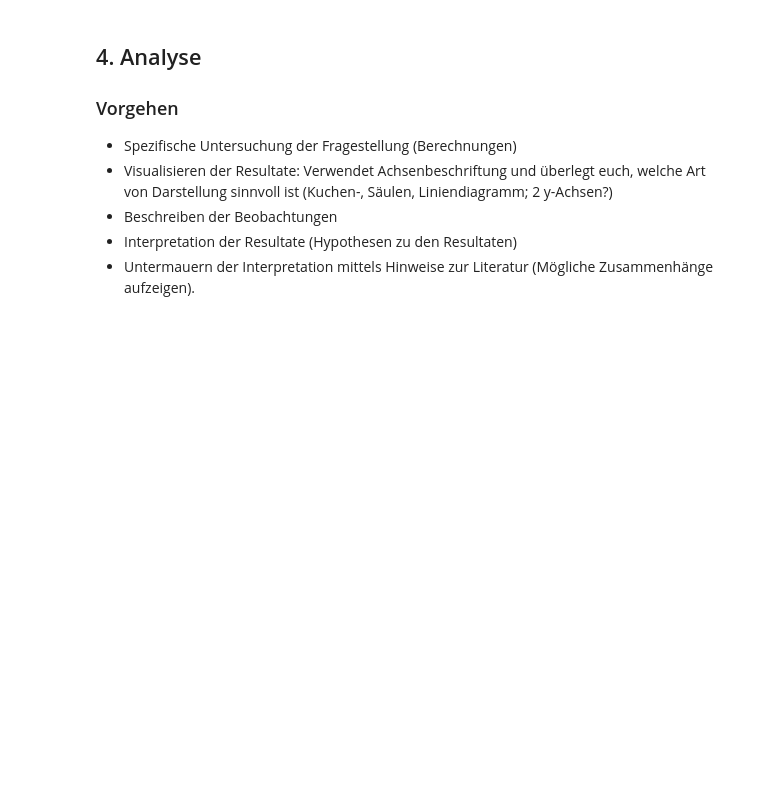
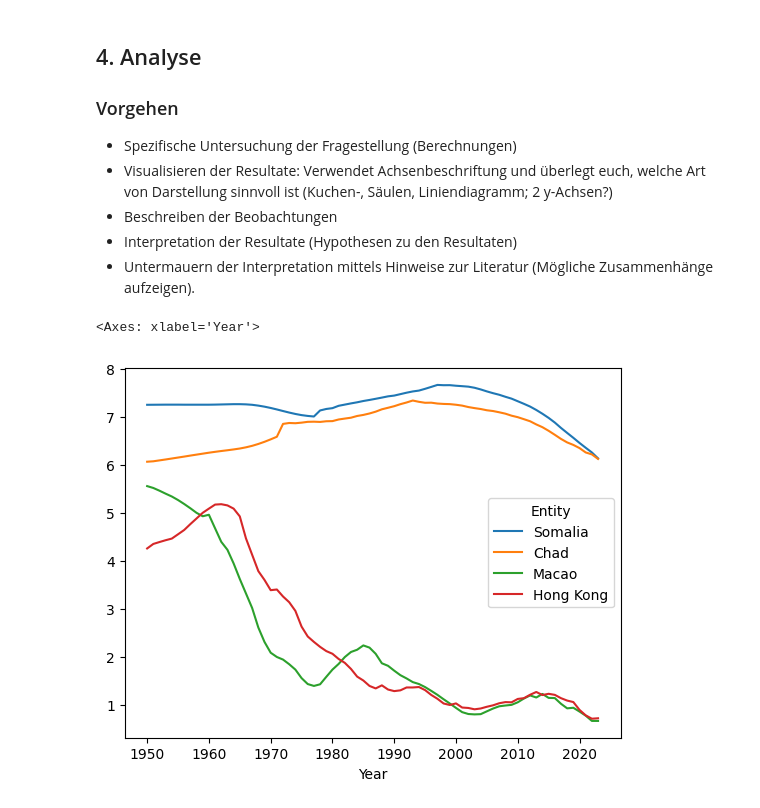
Before and after one commit to MarisaSt/BMLD-Inf1-PyLN, a Jupyter notebook: Grundgerüst.ipynb, the cells around one changed output. Cells and saved outputs as stored; diff of their text form; code cells hidden in the pictures; blank space fills up the shorter version.

```diff
--- a/Grundgerüst.ipynb
+++ b/Grundgerüst.ipynb
@@ -95,3 +93,9 @@ Es besteht ein starker negativer Zusammenhang mit anderen Variablen. Steigender
 - Beschreiben der Beobachtungen
 - Interpretation der Resultate (Hypothesen zu den Resultaten)
 - Untermauern der Interpretation mittels Hinweise zur Literatur (Mögliche Zusammenhänge aufzeigen).
+# %%
+df_neighbours = df_pivot[['Somalia','Chad','Macao','Hong Kong']]
+df_neighbours.plot()
+# %% [output]
+<Axes: xlabel='Year'>
+[figure, added]
```
Also changed, not shown: parts of 1 cell of this notebook.
